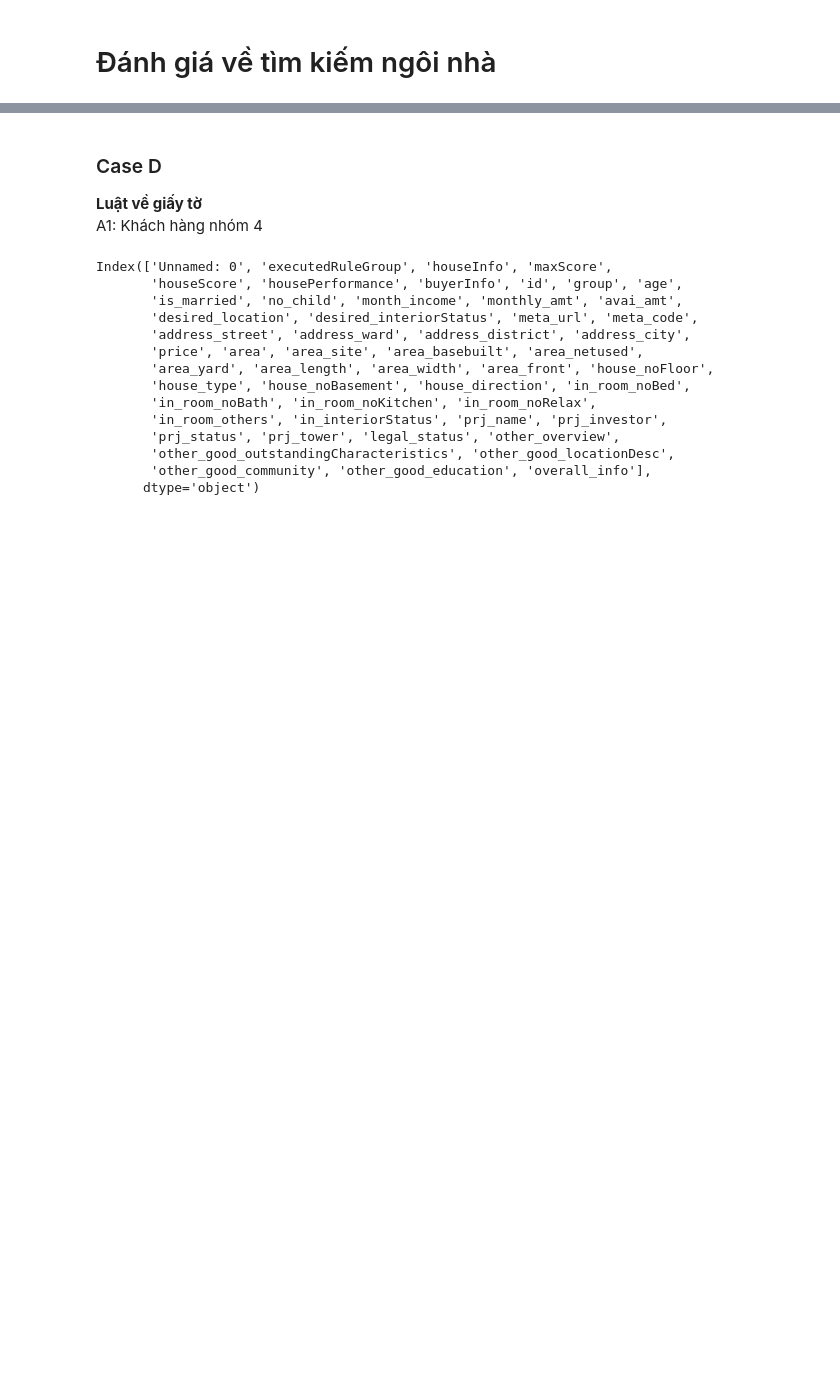
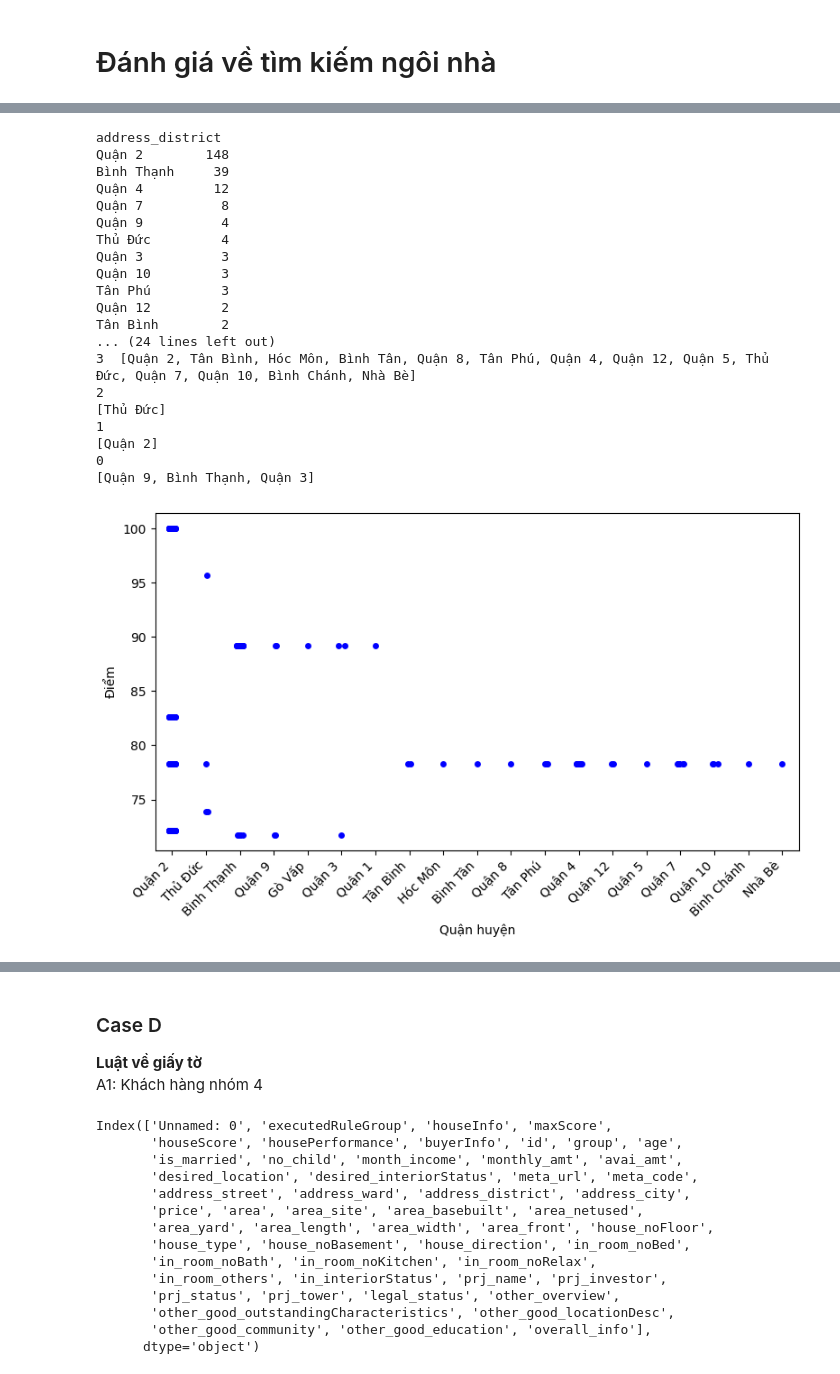
Before and after one commit to phannghia2310/DATN, a Jupyter notebook: model/outputEvaluation.ipynb, the cells around one changed output, grey strips where cells are left out. Cells and saved outputs as stored; diff of their text form; code cells hidden in the pictures; blank space fills up the shorter version.

```diff
--- a/model/outputEvaluation.ipynb
+++ b/model/outputEvaluation.ipynb
@@ -199,0 +278,38 @@ print(evaluationDf['housePerformance'].unique())
+# %%
+# result = evaluationDf.groupby('housePerformance')['address_district'].agg(list).reset_index()
+# print(result)
+result = evaluationDf.groupby('housePerformance')['address_district'].agg(['nunique', 'unique']).reset_index().sort_values(by='housePerformance', ascending=False)
+result.columns = ['housePerformance', 'unique_address_count', 'unique_address_list']
+# print(evaluationDf.groupby('address_district').agg(['count']))
+print(evaluationDf['address_district'].value_counts())
+print(result)
+# print(result.iloc[2]['unique_address_list'])
+
+# Create a box plot
+plt.figure(figsize=(8, 5))
+sns.stripplot(x='address_district', y='housePerformance', data=evaluationDf, jitter=True, color='blue', marker='o')
+plt.xticks(rotation=45, ha='right')  # Adjust the rotation angle and alignment as needed
+plt.tight_layout()
+plt.xlabel('Quận huyện')
+plt.ylabel('Điểm')
+plt.savefig('testOutput/chart/testcase_x2_quanhuyen.png')
+plt.show()
+# %% [output]
+address_district
+Quận 2        148
+Bình Thạnh     39
+Quận 4         12
+Quận 7          8
+Quận 9          4
+Thủ Đức         4
+Quận 3          3
+Quận 10         3
+Tân Phú         3
+Quận 12         2
+Tân Bình        2
+... (24 lines left out)
+3  [Quận 2, Tân Bình, Hóc Môn, Bình Tân, Quận 8, Tân Phú, Quận 4, Quận 12, Quận 5, Thủ Đức, Quận 7, Quận 10, Bình Chánh, Nhà Bè]
+2                                                                                                                      [Thủ Đức]
+1                                                                                                                       [Quận 2]
+0                                                                                                   [Quận 9, Bình Thạnh, Quận 3]
+[figure, added]
```
Also changed, not shown: parts of 26 cells of this notebook, 49 other files.
